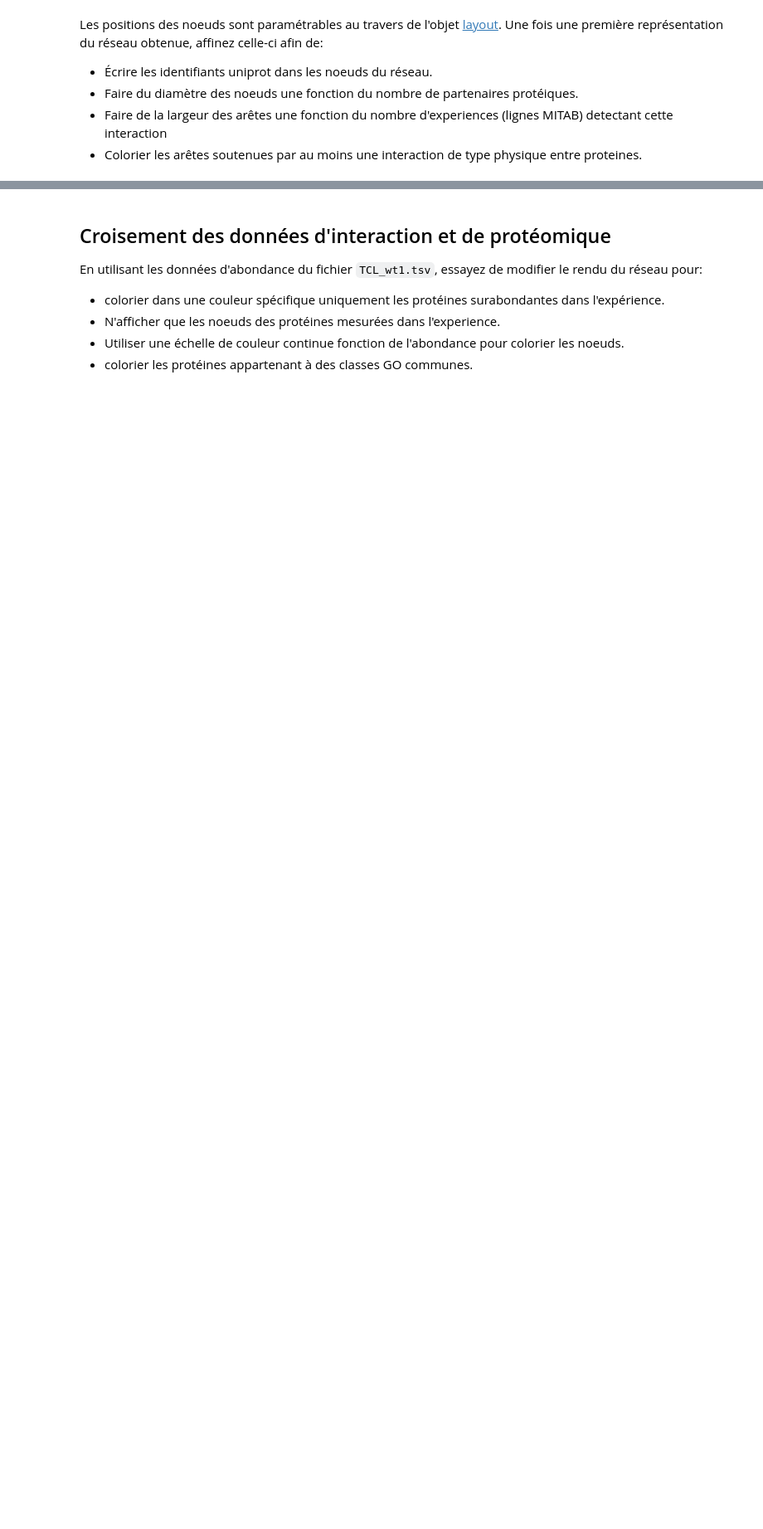
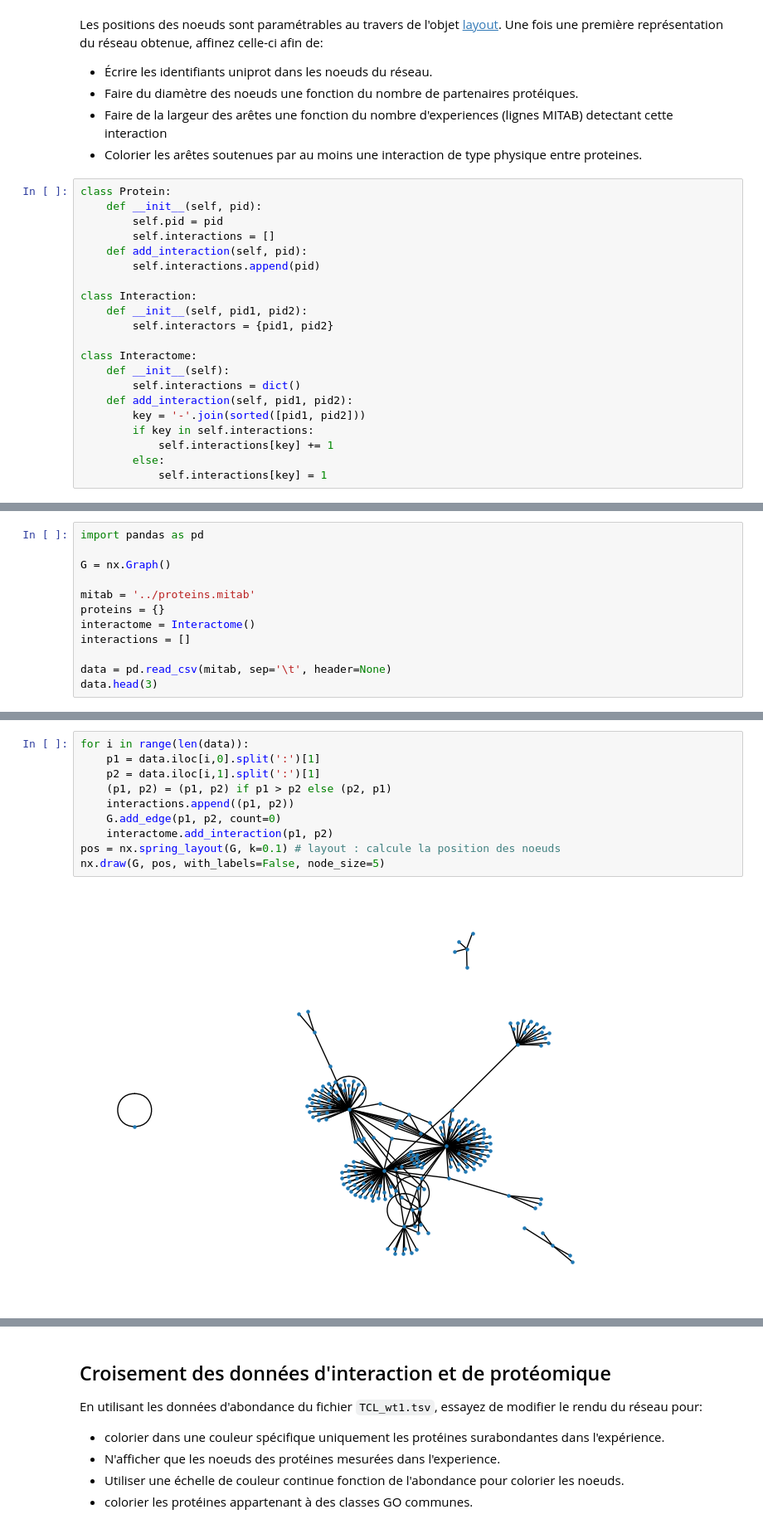
Before and after one commit to gnoiret/VDB_jupyter, a Jupyter notebook: exercices/TP5.ipynb, the cells around one changed output, grey strips where cells are left out. Shown at 83% size. Cells and saved outputs as stored; diff of their text form; blank space fills up the shorter version.

```diff
--- a/exercices/TP5.ipynb
+++ b/exercices/TP5.ipynb
@@ -58,3 +60,24 @@ Les positions des noeuds sont paramétrables au travers de l'objet [layout](http
 * Faire du diamètre des noeuds une fonction du nombre de partenaires protéiques.
 * Faire de la largeur des arêtes une fonction du nombre d'experiences (lignes MITAB) detectant cette interaction
 * Colorier les arêtes soutenues par au moins une interaction de type physique entre proteines.
+# %%
+class Protein:
+    def __init__(self, pid):
+        self.pid = pid
+        self.interactions = []
+    def add_interaction(self, pid):
+        self.interactions.append(pid)
+
+class Interaction:
+    def __init__(self, pid1, pid2):
+        self.interactors = {pid1, pid2}
+
+class Interactome:
+    def __init__(self):
+        self.interactions = dict()
+    def add_interaction(self, pid1, pid2):
+        key = '-'.join(sorted([pid1, pid2]))
+        if key in self.interactions:
+            self.interactions[key] += 1
+        else:
+            self.interactions[key] = 1
@@ -60,0 +104,12 @@ Les positions des noeuds sont paramétrables au travers de l'objet [layout](http
+# %%
+import pandas as pd
+
+G = nx.Graph()
+
+mitab = '../proteins.mitab'
+proteins = {}
+interactome = Interactome()
+interactions = []
+
+data = pd.read_csv(mitab, sep='\t', header=None)
+data.head(3)
@@ -60,0 +122,12 @@ Les positions des noeuds sont paramétrables au travers de l'objet [layout](http
+# %%
+for i in range(len(data)):
+    p1 = data.iloc[i,0].split(':')[1]
+    p2 = data.iloc[i,1].split(':')[1]
+    (p1, p2) = (p1, p2) if p1 > p2 else (p2, p1)
+    interactions.append((p1, p2))
+    G.add_edge(p1, p2, count=0)
+    interactome.add_interaction(p1, p2)
+pos = nx.spring_layout(G, k=0.1) # layout : calcule la position des noeuds
+nx.draw(G, pos, with_labels=False, node_size=5)
+# %% [output]
+[figure, added]
```
Also changed, not shown: parts of 18 cells of this notebook.
